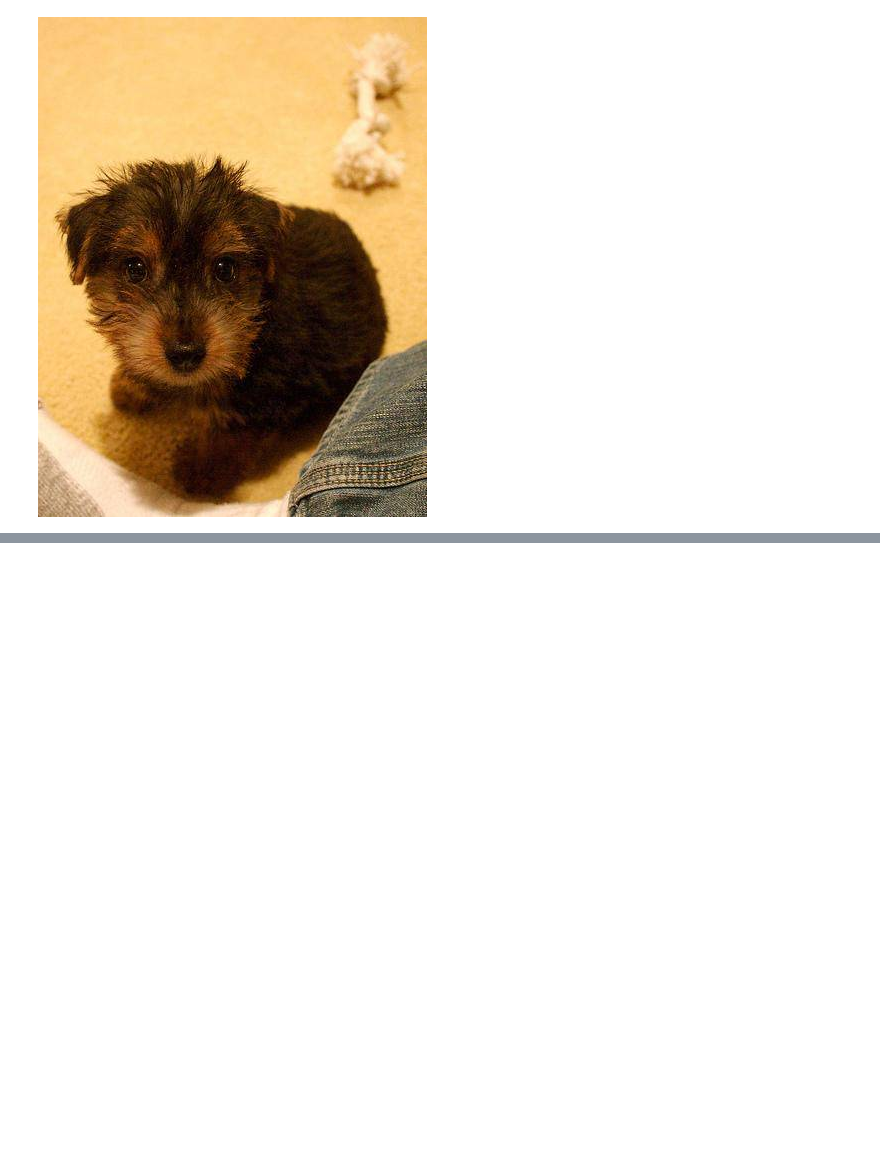
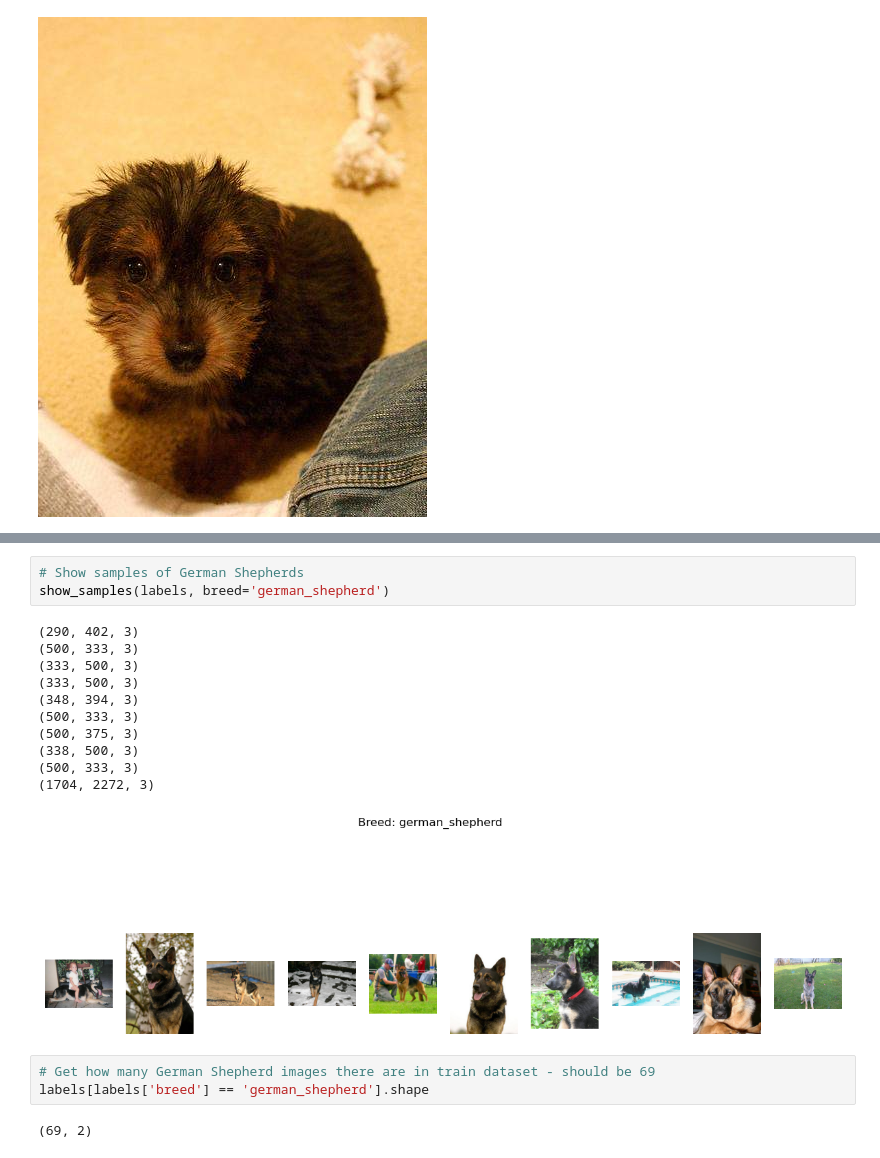
Before and after one commit to matthewjchin/dogbreedclassification, a Jupyter notebook: dog_breed_class.ipynb, the cells around one changed output, grey strips where cells are left out. Drawn from its saved outputs; the diff is of its cells as text; blank space fills up the shorter version.

```diff
--- a/dog_breed_class.ipynb
+++ b/dog_breed_class.ipynb
@@ -121,0 +200,20 @@ Image("dog-breed-identification/train/fc33f90570fc8502e6c3f83a6bf3b982.jpg")
+# %%
+# Show samples of German Shepherds
+show_samples(labels, breed='german_shepherd')
+# %% [output]
+(290, 402, 3)
+(500, 333, 3)
+(333, 500, 3)
+(333, 500, 3)
+(348, 394, 3)
+(500, 333, 3)
+(500, 375, 3)
+(338, 500, 3)
+(500, 333, 3)
+(1704, 2272, 3)
+[figure, added]
+# %%
+# Get how many German Shepherd images there are in train dataset - should be 69
+labels[labels['breed'] == 'german_shepherd'].shape
+# %% [output]
+(69, 2)
```
Also changed, not shown: parts of 18 cells of this notebook.
